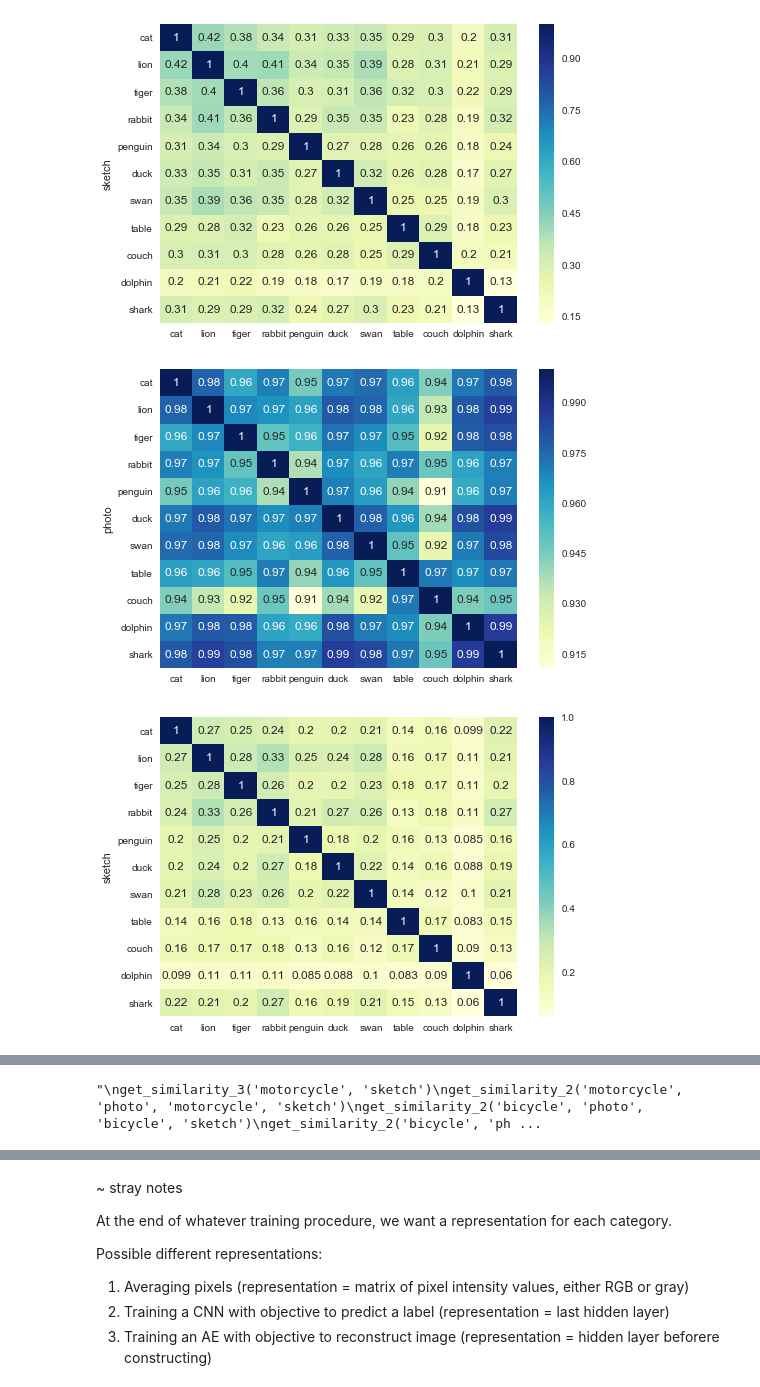
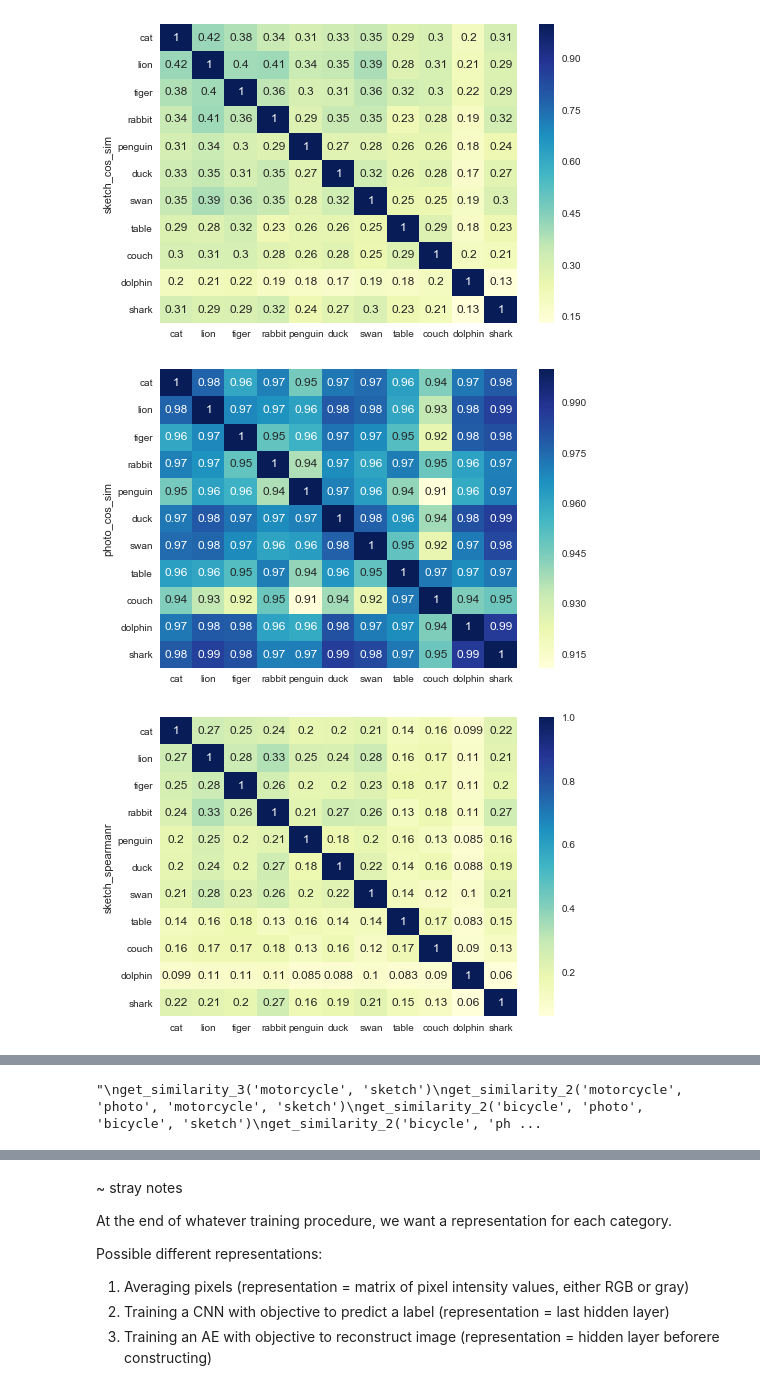
Before and after one commit to roma-patel/proto, a Jupyter notebook: notes.ipynb, the cells around one changed output, grey strips where cells are left out. Saved outputs shown, nothing was run; the diff lists cells and outputs as text; code cells hidden in the pictures.

```diff
--- a/notes.ipynb
+++ b/notes.ipynb
@@ -156,38 +158,38 @@ def similarity_map(categories, img_type, metric):
     df = pandas.DataFrame(sim)
     df.columns = categories; df.index = categories
     ax = sns.heatmap(df, cmap="YlGnBu", annot=True)
-    ax.set_ylabel(img_type)
+    ax.set_ylabel(img_type + '_' + metric)
     plt.show()
 
 def test():
     img_1 = Image.open(path + '/data/sketchy/efigs/n02041246_1477-3.png');
     img_2 = Image.open(path + '/data/sketchy/efigs/n02041246_1477-5.png');
     img_3 = Image.open(path + '/data/sketchy/efigs/n02432983_20607.jpg');
     img_4 = Image.open(path + '/data/sketchy/efigs/n02431337_16475.jpg');
 
     metrics = similarity_metrics(img_1, img_2)
     print metrics
     metrics = similarity_metrics(img_1, img_3)
     print metrics
     metrics = similarity_metrics(img_4, img_3)
     print metrics
 
 categories = ['cat', 'lion', 'tiger', 'rabbit', 'penguin', 'duck', 'swan', 'table', 'couch', 'dolphin', 'shark']
 #np.random.shuffle(categories); cats = categories[:10]
 similarity_map(categories, 'sketch', 'cos_sim')
 similarity_map(categories, 'photo', 'cos_sim')
 
 similarity_map(categories, 'sketch', 'spearmanr')
 similarity_map(categories, 'photo', 'spearmanr')
 
 
 '''
 get_similarity_3('motorcycle', 'sketch')
 get_similarity_2('motorcycle', 'photo', 'motorcycle', 'sketch')
 get_similarity_2('bicycle', 'photo', 'bicycle', 'sketch')
 get_similarity_2('bicycle', 'photo', 'motorcycle', 'photo')
 '''
 # %% [output]
-[figure, old version]
+[figure, new version]
-[figure, old version]
+[figure, new version]
-[figure, old version]
+[figure, new version]
```
Also changed, not shown: parts of 3 cells of this notebook.
